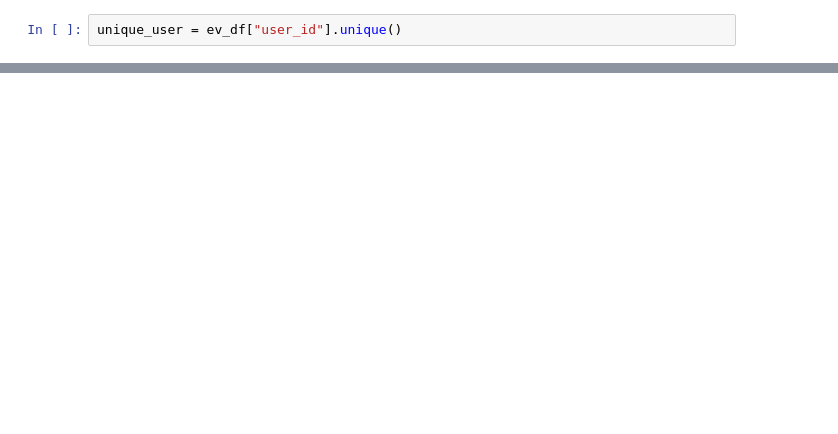
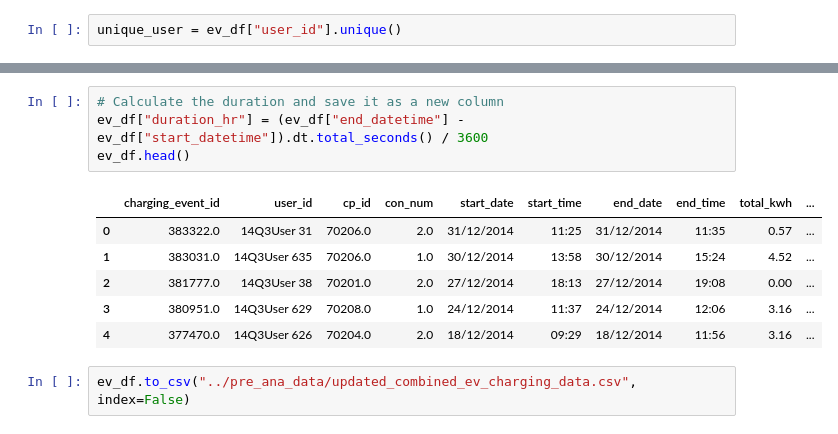
Before and after one commit to Luke-zm/ev_charge_ana, a Jupyter notebook: code/Leeds_EDA.ipynb, the cells around one changed output, grey strips where cells are left out. Saved outputs shown, nothing was run; the diff lists cells and outputs as text; blank space fills up the shorter version.

Commit message:
add>duration

```diff
--- a/code/Leeds_EDA.ipynb
+++ b/code/Leeds_EDA.ipynb
@@ -271,0 +304,13 @@ len(unique_user)
+# %%
+# Calculate the duration and save it as a new column
+ev_df["duration_hr"] = (ev_df["end_datetime"] - ev_df["start_datetime"]).dt.total_seconds() / 3600
+ev_df.head()
+# %% [output]
+|  | charging_event_id | user_id | cp_id | con_num | start_date | start_time | end_date | end_time | total_kwh | ... |
+| 0 | 383322.0 | 14Q3User 31 | 70206.0 | 2.0 | 31/12/2014 | 11:25 | 31/12/2014 | 11:35 | 0.57 | ... |
+| 1 | 383031.0 | 14Q3User 635 | 70206.0 | 1.0 | 30/12/2014 | 13:58 | 30/12/2014 | 15:24 | 4.52 | ... |
+| 2 | 381777.0 | 14Q3User 38 | 70201.0 | 2.0 | 27/12/2014 | 18:13 | 27/12/2014 | 19:08 | 0.00 | ... |
+| 3 | 380951.0 | 14Q3User 629 | 70208.0 | 1.0 | 24/12/2014 | 11:37 | 24/12/2014 | 12:06 | 3.16 | ... |
+| 4 | 377470.0 | 14Q3User 626 | 70204.0 | 2.0 | 18/12/2014 | 09:29 | 18/12/2014 | 11:56 | 3.16 | ... |
+# %%
+ev_df.to_csv("../pre_ana_data/updated_combined_ev_charging_data.csv", index=False)
```
Also changed, not shown: parts of 14 cells of this notebook, 1 other file.
